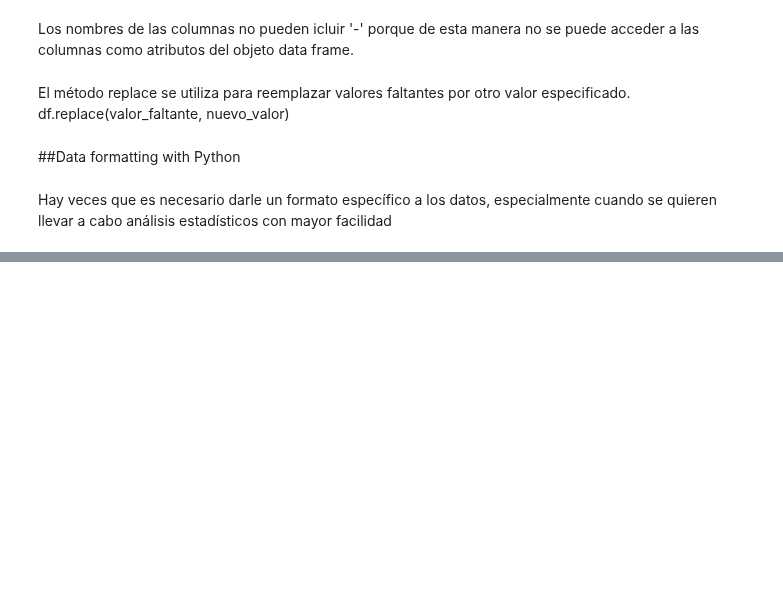
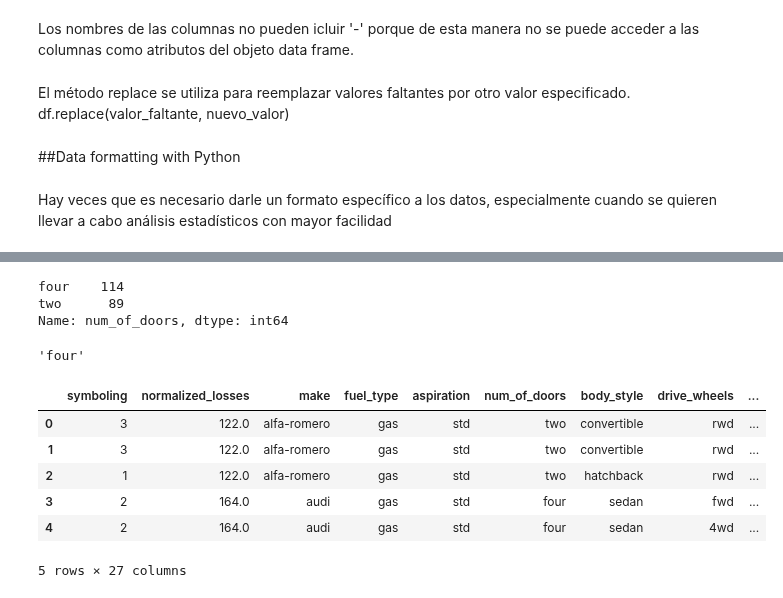
Before and after one commit to PosgradoMNA/actividades-de-aprendizaje-murasakiw, a Jupyter notebook: Semana5_Data_Analysis_with_Python.ipynb, the cells around one changed output, grey strips where cells are left out. Drawn from its saved outputs; the diff is of its cells as text; code cells hidden in the pictures; blank space fills up the shorter version.

```diff
--- a/Semana5_Data_Analysis_with_Python.ipynb
+++ b/Semana5_Data_Analysis_with_Python.ipynb
@@ -68,0 +177,9 @@ Hay veces que es necesario darle un formato específico a los datos, especialmen
+# %%
+#Ejemplo para agrupar los valores numéricos de la columna price en 3 categorías
+#Se generan 4 números que servirán como espaciadores del mismo tamaño para los datos
+#Se utilizan el valor mínimo y máximo de los datos para generarlos
+df['price'] = pd.to_numeric(df['price'])
+bins = np.linspace(df['price'].min(), df['price'].max(), 4)
+group_names = ['low', 'medium', 'high'] #Se establecen los nombres de las categorías
+df['price_binned'] = pd.cut(df['price'], bins, labels=group_names, include_lowest=True)
+df[['price_binned', 'price']]
@@ -68,0 +221,25 @@ Hay veces que es necesario darle un formato específico a los datos, especialmen
+# %%
+#Para contar el número de valores presentes en una columna
+df['num_of_doors'].value_counts()
+# %% [output]
+four    114
+two      89
+Name: num_of_doors, dtype: int64
+# %%
+df['num_of_doors'].value_counts().idxmax() #Con idxmax se puede obtener el valor más común
+# %% [output]
+'four'
+# %%
+df.dropna(subset=["price"], axis=0, inplace=True) #Código para eliminar las filas que tienen valor nan en la columna price
+# %%
+df.reset_index(drop=True, inplace=True) #Con esto se reestablecen los índices al eliminar filas
+# %%
+df.head()
+# %% [output]
+|  | symboling | normalized_losses | make | fuel_type | aspiration | num_of_doors | body_style | drive_wheels | ... |
+| 0 | 3 | 122.0 | alfa-romero | gas | std | two | convertible | rwd | ... |
+| 1 | 3 | 122.0 | alfa-romero | gas | std | two | convertible | rwd | ... |
+| 2 | 1 | 122.0 | alfa-romero | gas | std | two | hatchback | rwd | ... |
+| 3 | 2 | 164.0 | audi | gas | std | four | sedan | fwd | ... |
+| 4 | 2 | 164.0 | audi | gas | std | four | sedan | 4wd | ... |
+5 rows × 27 columns
```
Also changed, not shown: parts of 15 cells of this notebook.
